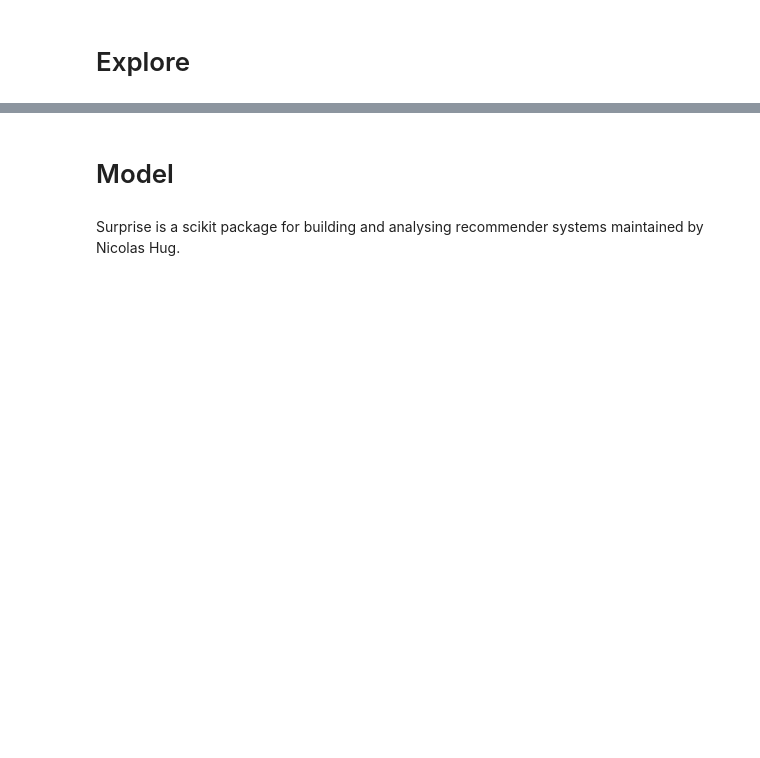
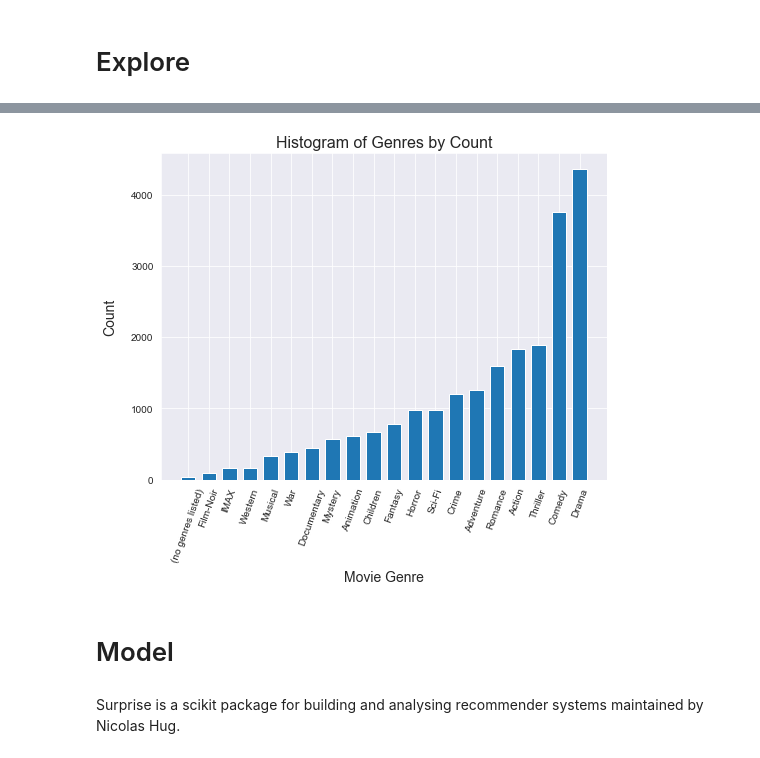
Before and after one commit to SunTzuLombardi/RecomendationProj, a Jupyter notebook: RecSys_notebook.ipynb, the cells around one changed output, grey strips where cells are left out. Saved outputs shown, nothing was run; the diff lists cells and outputs as text; code cells hidden in the pictures; blank space fills up the shorter version.

```diff
--- a/RecSys_notebook.ipynb
+++ b/RecSys_notebook.ipynb
@@ -23,0 +145,15 @@ tags_df = tags_df.drop(columns='timestamp')
+# %%
+movies_lst = movies_df['genres'].tolist()
+# %%
+def genre_count(genres):
+    count = dict()
+
+    for entry in genres:
+        for word in entry.split('|'):
+            if word in count:
+                count[word] += 1
+            else:
+                count[word] = 1
+    return count
+# %%
+count = genre_count(movies_lst)
@@ -23,0 +183,11 @@ tags_df = tags_df.drop(columns='timestamp')
+# %%
+sortedcount=dict(sorted(count.items(), key=lambda item: item[1]))
+# %%
+plt.figure(figsize=(8, 6))
+plt.bar(list(sortedcount.keys()),list(sortedcount.values()), width=.7, )
+plt.ylabel("Count", labelpad=14, fontsize=14)
+plt.xlabel("Movie Genre", labelpad=7, fontsize=14)
+plt.title("Histogram of Genres by Count", fontsize=16);
+plt.xticks(rotation=70);
+# %% [output]
+[figure, added]
```
Also changed, not shown: parts of 21 cells of this notebook, 3 other files.
